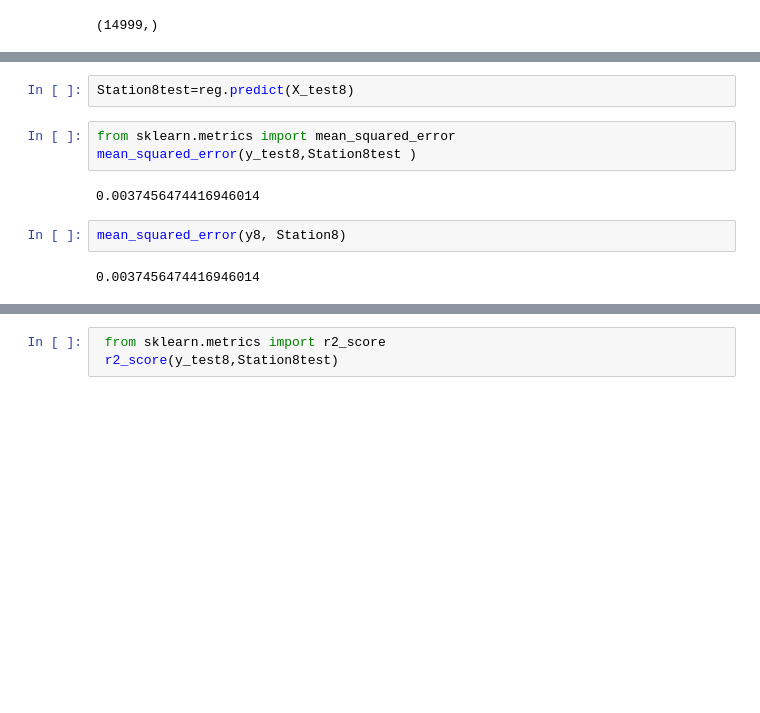
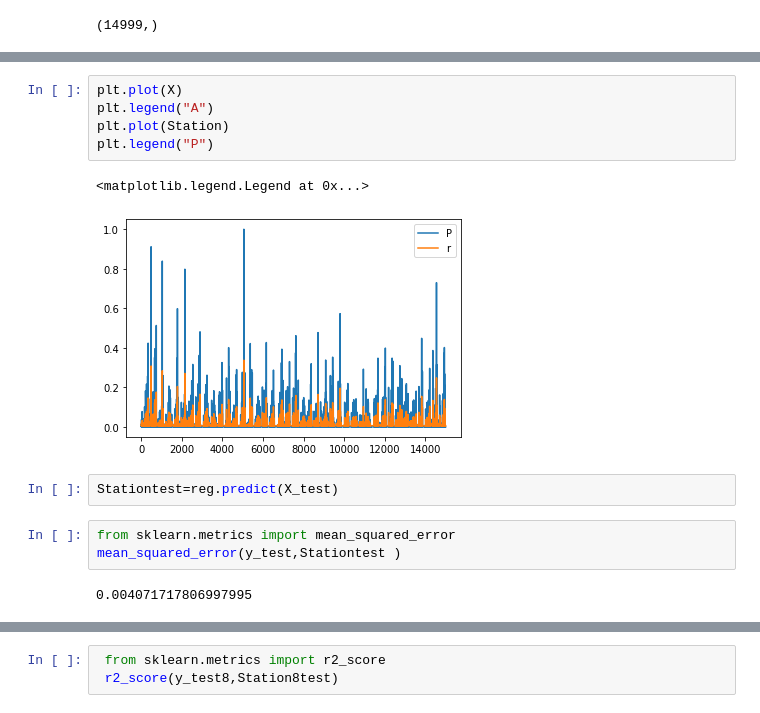
Before and after one commit to VishnuBhaarath/Rainfallpred, a Jupyter notebook: MLR1f15.ipynb, the cells around one changed output, grey strips where cells are left out. Cells and saved outputs as stored; diff of their text form; blank space fills up the shorter version.

```diff
--- a/MLR1f15.ipynb
+++ b/MLR1f15.ipynb
@@ -522,11 +530,15 @@ Station8=reg.predict(X8)
+# %%
+plt.plot(X)
+plt.legend("A")
+plt.plot(Station)
+plt.legend("P")
+# %% [output]
+<matplotlib.legend.Legend at 0x...>
+[figure, added]
 # %%
-Station8test=reg.predict(X_test8)
+Stationtest=reg.predict(X_test)
 # %%
 from sklearn.metrics import mean_squared_error
-mean_squared_error(y_test8,Station8test )
+mean_squared_error(y_test,Stationtest )
 # %% [output]
-0.0037456474416946014
+0.004071717806997995
-# %%
-mean_squared_error(y8, Station8)
-# %% [output]
-0.0037456474416946014
```
Also changed, not shown: parts of 11 cells of this notebook.
